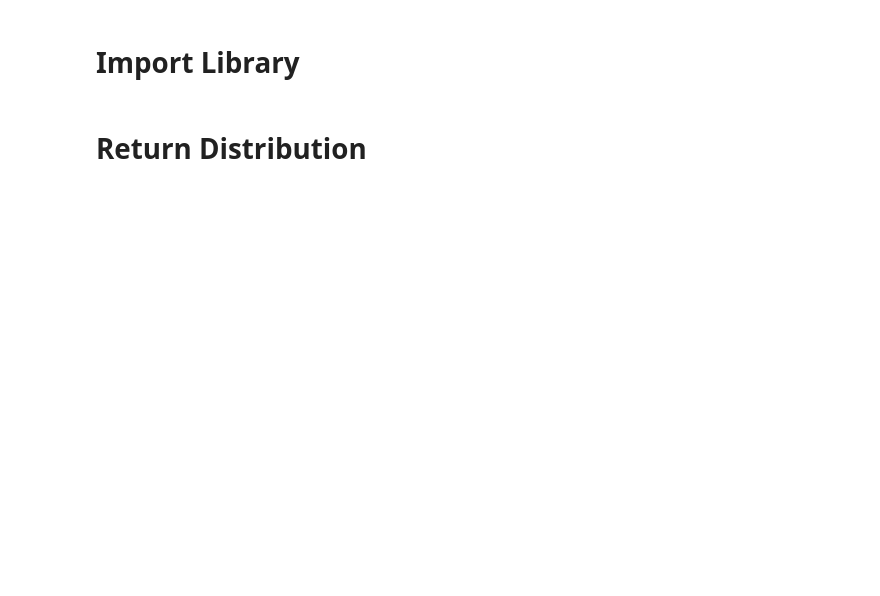
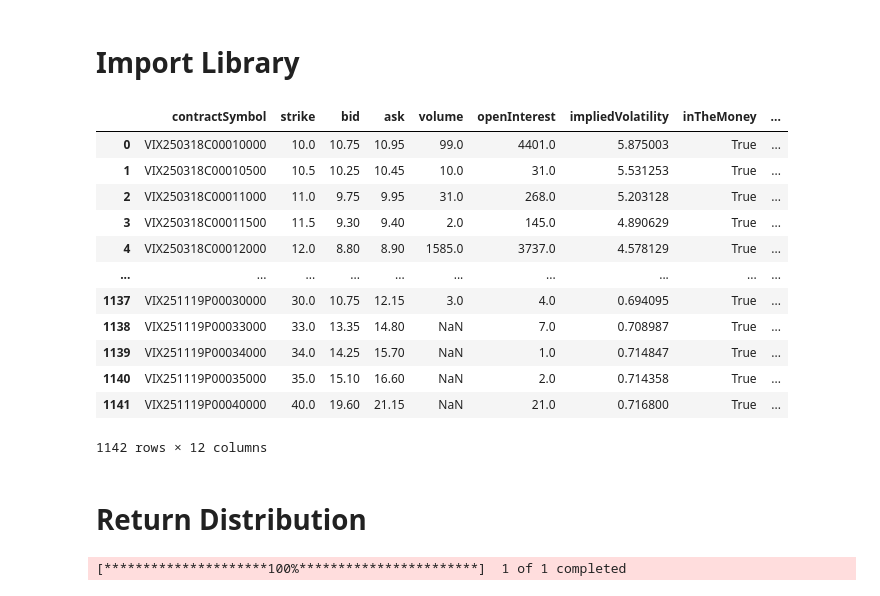
Before and after one commit to HRLoveFun/Trading-Discovery, a Jupyter notebook: Trading-Discovery_S_ReturnDistribution.ipynb, the cells around one changed output. Cells and saved outputs as stored; diff of their text form; code cells hidden in the pictures; blank space fills up the shorter version.

```diff
--- a/Trading-Discovery_S_ReturnDistribution.ipynb
+++ b/Trading-Discovery_S_ReturnDistribution.ipynb
@@ -14,6 +14,58 @@ from matplotlib.ticker import PercentFormatter
 # from fredapi import Fred
 
 import marketobserve as mo
+# %%
+def options_chain(symbol):
+
+    tk = yf.Ticker(symbol)
+    # Expiration dates
+    exps = tk.options
+    # print(exps[1])
+    # Get options for each expiration
+    options = pd.DataFrame()
+    options_list = []
+    for e in exps:
+        opt = tk.option_chain(e)
+        calls_puts = pd.concat([opt.calls, opt.puts])
+        calls_puts['expirationDate'] = e
+        options_list.append(calls_puts)
+
+    # Combine all options data
+    options = pd.concat(options_list, ignore_index=True)
+
+    # Bizarre error in yfinance that gives the wrong expiration date
+    # Add 1 day to get the correct expiration date
+    options['expirationDate'] = pd.to_datetime(options['expirationDate']) + dt.timedelta(days = 1)
+    options['dte'] = (options['expirationDate'] - dt.datetime.today()).dt.days / 365
+
+    # Boolean column if the option is a CALL
+    options['CALL'] = options['contractSymbol'].str[4:].apply(
+        lambda x: "C" in x)
+
+    options[['bid', 'ask', 'strike']] = options[['bid', 'ask', 'strike']].apply(pd.to_numeric)
+    options['mark'] = (options['bid'] + options['ask']) / 2 # Calculate the midpoint of the bid-ask
+
+    # Drop unnecessary and meaningless columns
+    options = options.drop(columns = ['contractSize', 'currency', 'change', 'percentChange', 'lastTradeDate', 'lastPrice'])
+
+    return options
+# %%
+# options_chain("^GSPC")
+options_chain("^VIX")
+# %% [output]
+|  | contractSymbol | strike | bid | ask | volume | openInterest | impliedVolatility | inTheMoney | ... |
+| 0 | VIX250318C00010000 | 10.0 | 10.75 | 10.95 | 99.0 | 4401.0 | 5.875003 | True | ... |
+| 1 | VIX250318C00010500 | 10.5 | 10.25 | 10.45 | 10.0 | 31.0 | 5.531253 | True | ... |
+| 2 | VIX250318C00011000 | 11.0 | 9.75 | 9.95 | 31.0 | 268.0 | 5.203128 | True | ... |
+| 3 | VIX250318C00011500 | 11.5 | 9.30 | 9.40 | 2.0 | 145.0 | 4.890629 | True | ... |
+| 4 | VIX250318C00012000 | 12.0 | 8.80 | 8.90 | 1585.0 | 3737.0 | 4.578129 | True | ... |
+| ... | ... | ... | ... | ... | ... | ... | ... | ... | ... |
+| 1137 | VIX251119P00030000 | 30.0 | 10.75 | 12.15 | 3.0 | 4.0 | 0.694095 | True | ... |
+| 1138 | VIX251119P00033000 | 33.0 | 13.35 | 14.80 | NaN | 7.0 | 0.708987 | True | ... |
+| 1139 | VIX251119P00034000 | 34.0 | 14.25 | 15.70 | NaN | 1.0 | 0.714847 | True | ... |
+| 1140 | VIX251119P00035000 | 35.0 | 15.10 | 16.60 | NaN | 2.0 | 0.714358 | True | ... |
+| 1141 | VIX251119P00040000 | 40.0 | 19.60 | 21.15 | NaN | 21.0 | 0.716800 | True | ... |
+1142 rows × 12 columns
 # %% [markdown]
 # Return Distribution
 # %%
@@ -23,7 +75,7 @@ If failed, try:
     pip uninstall yfinance
     pip install yfinance --upgrade --no-cache-dir
 """
-data = yf.download('UVIX', start='1900-01-01',auto_adjust=False)[["Adj Close"]] # UVXY (1.5xL), UVIX (2xL), SVXY (1xS), SVIX (1xS), SVOL (), VIXM, VIXY, VXX, VXZ
+data = yf.download('^VIX', start='1900-01-01',auto_adjust=False)[["Adj Close"]] # UVXY (1.5xL), UVIX (2xL), SVXY (1xS), SVIX (1xS), SVOL (), VIXM, VIXY, VXX, VXZ
 data.columns = ['Close']
 
 
@@ -37,6 +89,8 @@ data.columns = ['Close']
 # data = blp.bdh("SPX Index","PX_LAST","1900-01-01") # HSI, NKY, SPX
 # data.columns = ["Close"]
 # data = data.sort_index(ascending=True)
+# %% [output]
+[*********************100%***********************]  1 of 1 completed
 # %%
 data
 # data.describe()
```
Also changed, not shown: parts of 3 cells of this notebook, 1 other file.
